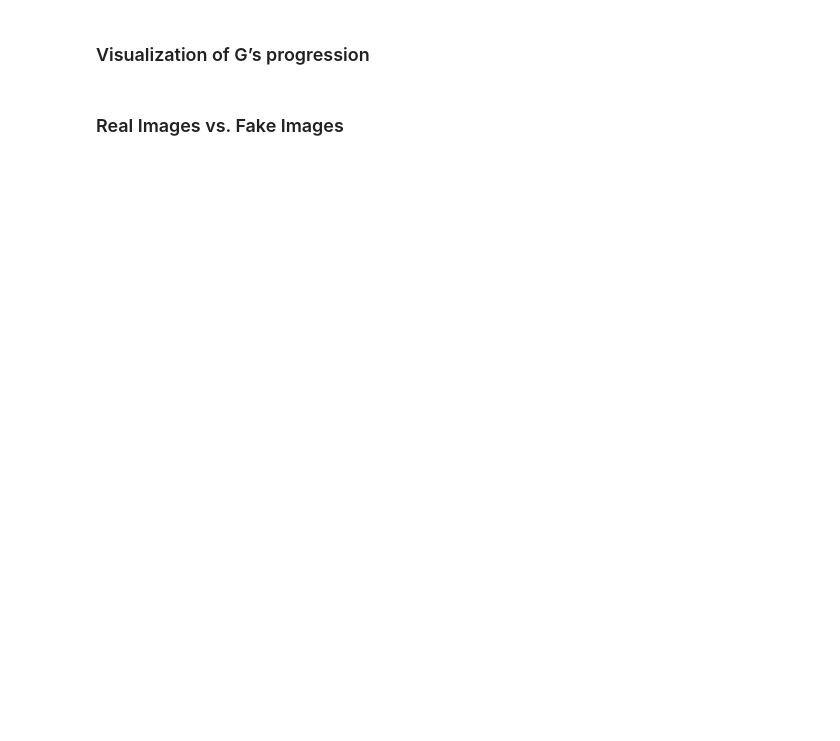
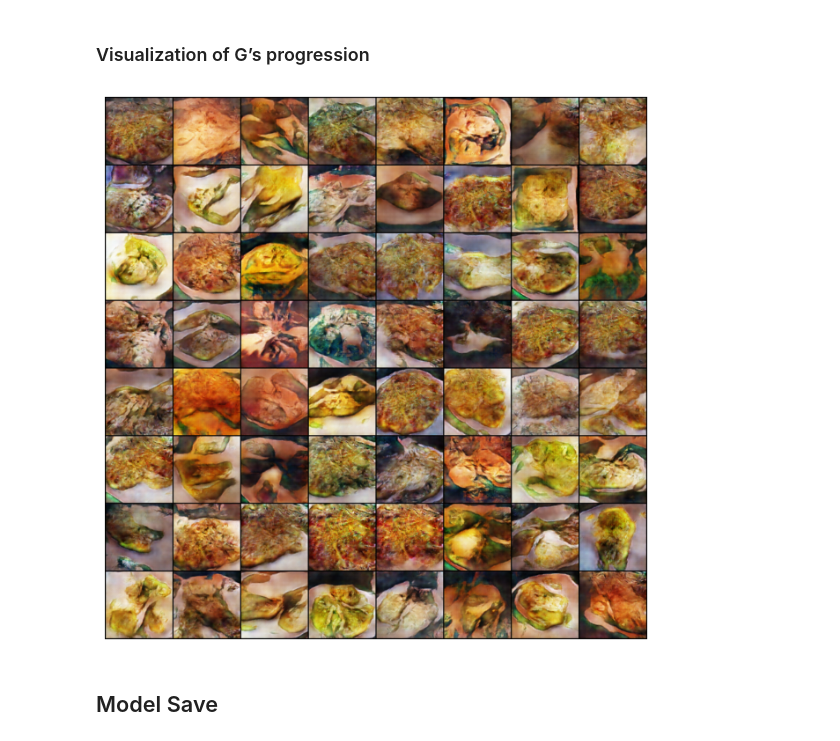
Before and after one commit to haesol1013/2024-1_dAiv_Project_Team3, a Jupyter notebook: GAN.ipynb, the cells around one changed output. Drawn from its saved outputs; the diff is of its cells as text; code cells hidden in the pictures; blank space fills up the shorter version.

```diff
--- a/GAN.ipynb
+++ b/GAN.ipynb
@@ -318,2 +306,0 @@ HTML(ani.to_jshtml())
-# %% [markdown]
-### Real Images vs. Fake Images
@@ -336,0 +307,24 @@ plt.show()
+# %%
+rand_noise = torch.randn(batch_size, latent_size, 1, 1, device=device)
+
+
+# Generator를 통해 이미지 생성
+with torch.no_grad():  # 그래디언트 계산을 비활성화하여 더 빠르게 처리
+    generated_images = netG(rand_noise).detach().cpu()
+
+# 생성된 이미지들을 그리드로 만들기
+grid = vutils.make_grid(generated_images, nrow=8, normalize=True)
+
+# 그리드 이미지를 시각화하기 위해 차원 변환
+# 이미지의 차원 변환: (C, H, W) -> (H, W, C)
+grid_image = np.transpose(grid, (1, 2, 0))
+
+# 생성된 64개의 이미지 시각화
+plt.figure(figsize=(8, 8))
+plt.axis("off")
+plt.imshow(grid_image)
+plt.show()
+# %% [output]
+[figure, added]
+# %% [markdown]
+## Model Save
```
Also changed, not shown: parts of 15 cells of this notebook.
